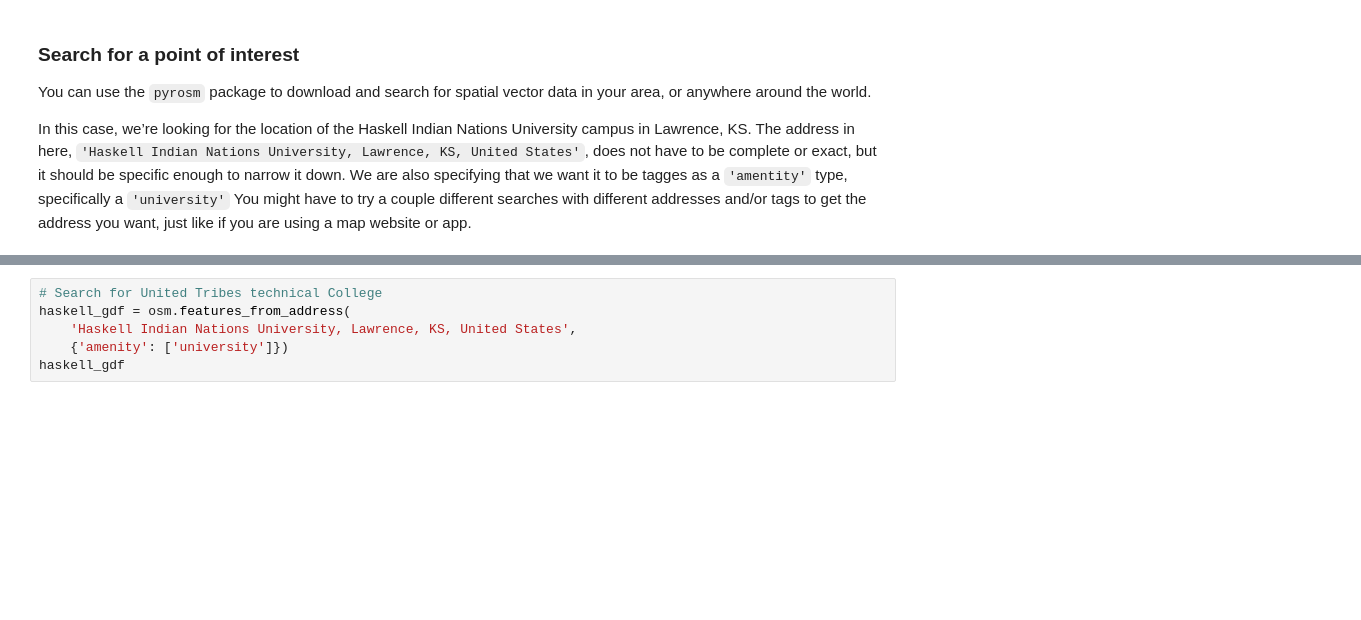
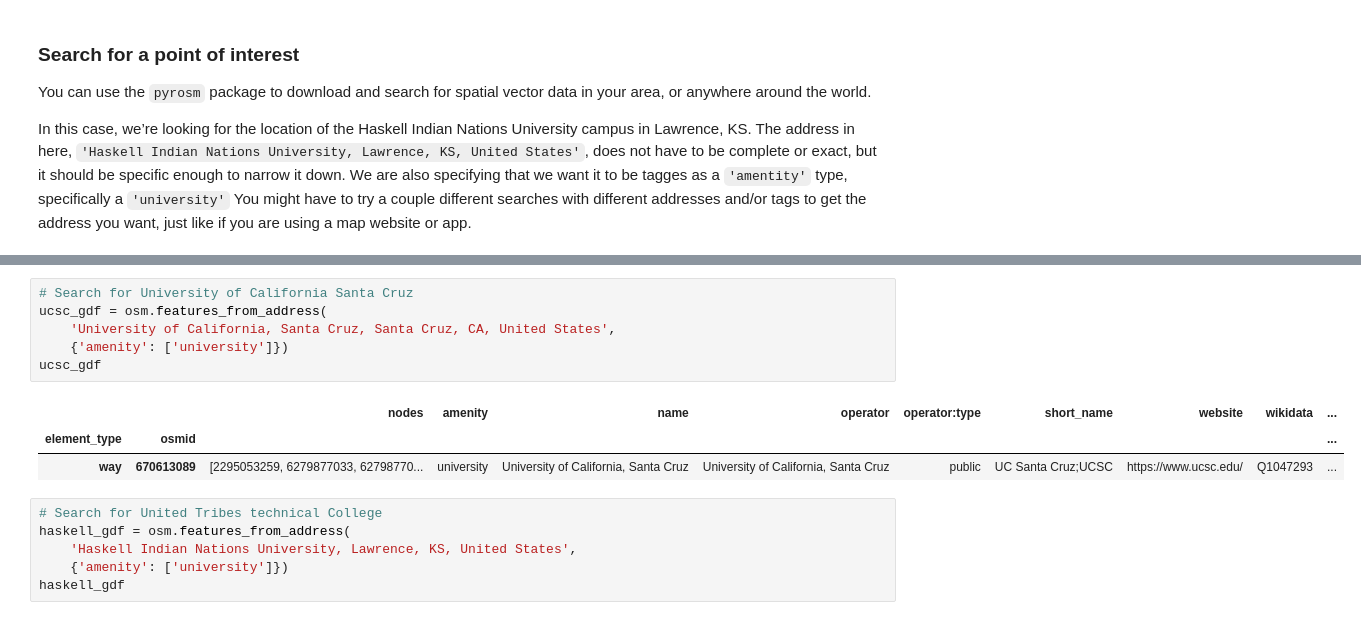
Before and after one commit to takers1124/ESIIL_OpenStreetMap, a Jupyter notebook: first-map.ipynb, the cells around one changed output, grey strips where cells are left out. Cells and saved outputs as stored; diff of their text form; blank space fills up the shorter version.

```diff
--- a/first-map.ipynb
+++ b/first-map.ipynb
@@ -50,3 +55,13 @@ the address you want, just like if you are using a map website or app.
+# %%
+# Search for University of California Santa Cruz
+ucsc_gdf = osm.features_from_address(
+    'University of California, Santa Cruz, Santa Cruz, CA, United States',
+    {'amenity': ['university']})
+ucsc_gdf
+# %% [output]
+|  |  | nodes | amenity | name | operator | operator:type | short_name | website | wikidata | ... |
+| element_type | osmid |  |  |  |  |  |  |  |  | ... |
+| way | 670613089 | [2295053259, 6279877033, 62798770... | university | University of California, Santa Cruz | University of California, Santa Cruz | public | UC Santa Cruz;UCSC | https://www.ucsc.edu/ | Q1047293 | ... |
 # %%
 # Search for United Tribes technical College
 haskell_gdf = osm.features_from_address(
```
Also changed, not shown: parts of 4 cells of this notebook, 4 other files.
